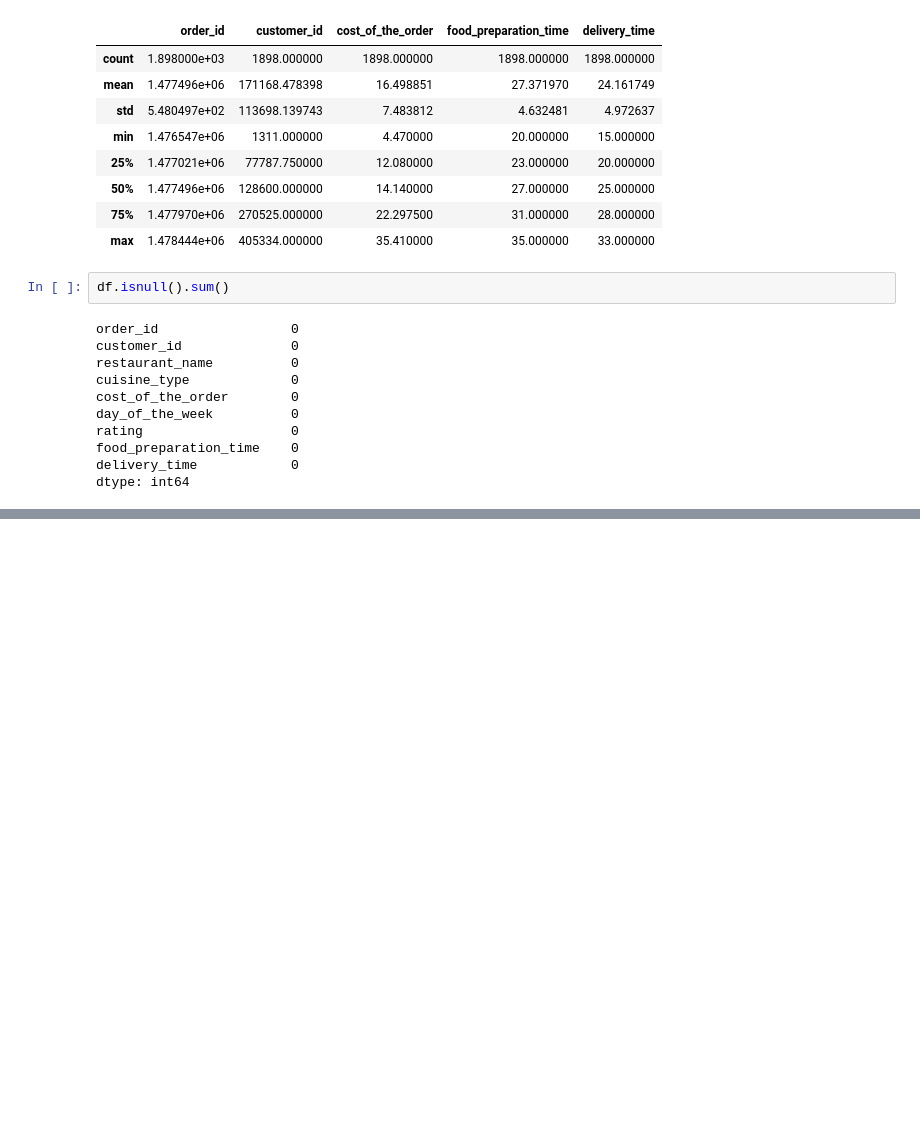
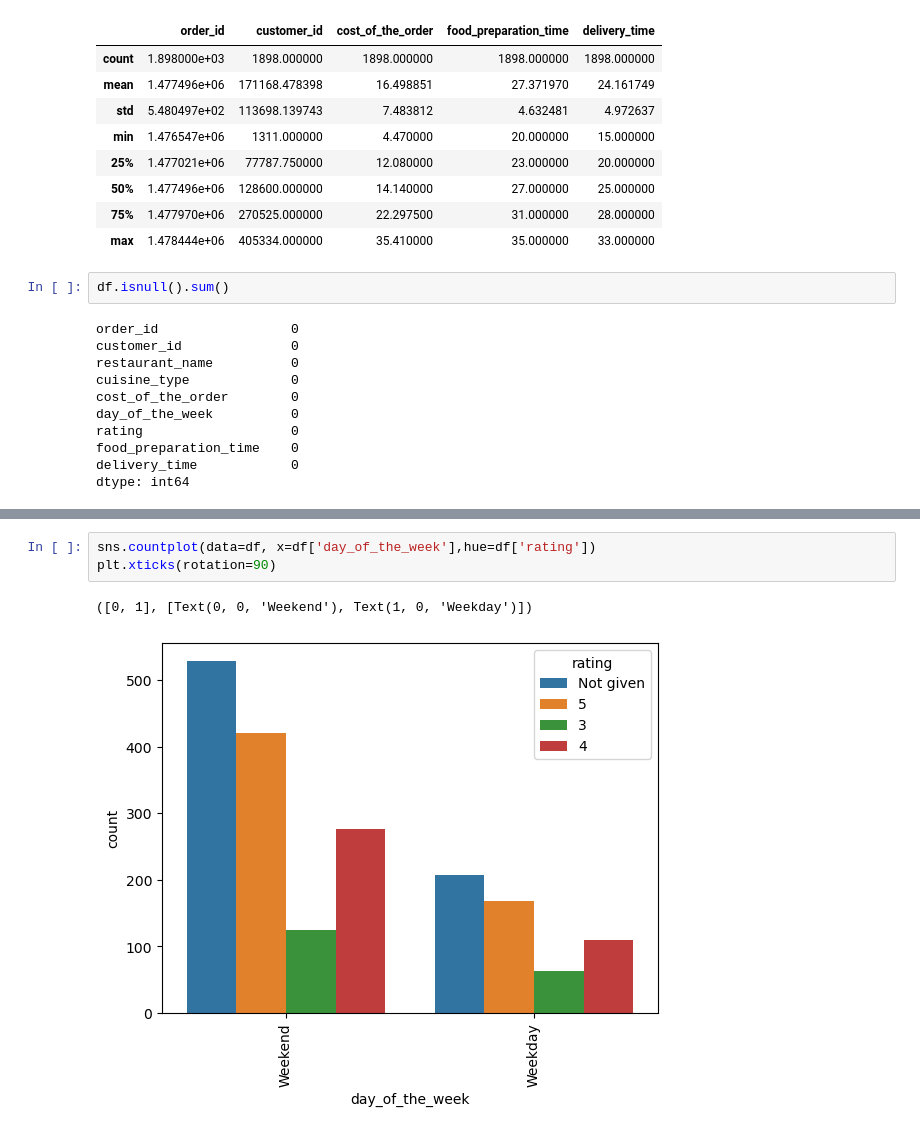
Before and after one commit to deepi30112007/Data-Visualization, a Jupyter notebook: seaborn.ipynb, the cells around one changed output, grey strips where cells are left out. Drawn from its saved outputs; the diff is of its cells as text; blank space fills up the shorter version.

```diff
--- a/seaborn.ipynb
+++ b/seaborn.ipynb
@@ -100,0 +123,6 @@ plt.xticks(rotation=90)
+# %%
+sns.countplot(data=df, x=df['day_of_the_week'],hue=df['rating'])
+plt.xticks(rotation=90)
+# %% [output]
+([0, 1], [Text(0, 0, 'Weekend'), Text(1, 0, 'Weekday')])
+[figure, added]
```
Also changed, not shown: parts of 7 cells of this notebook.
